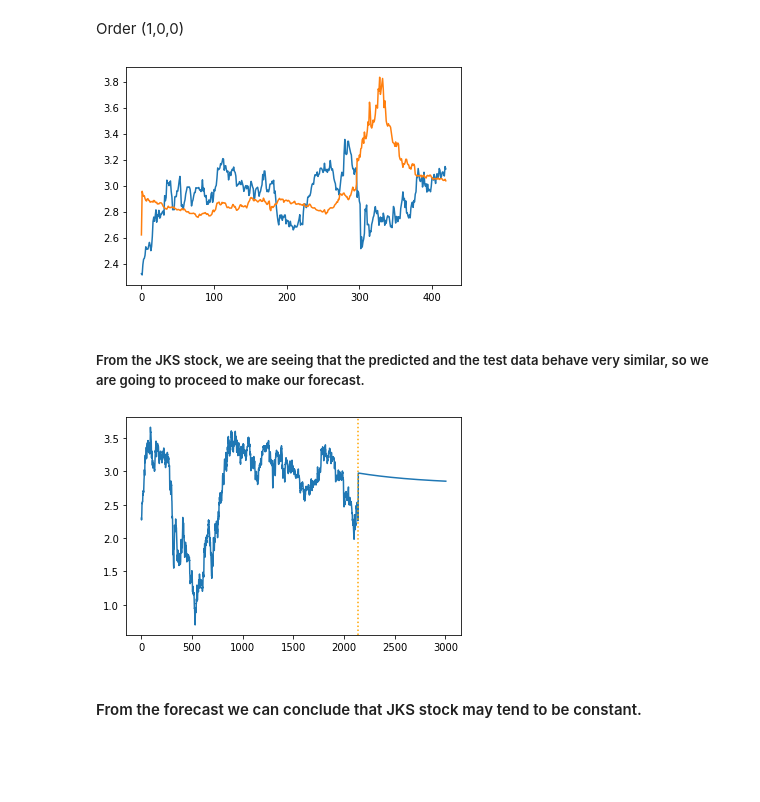
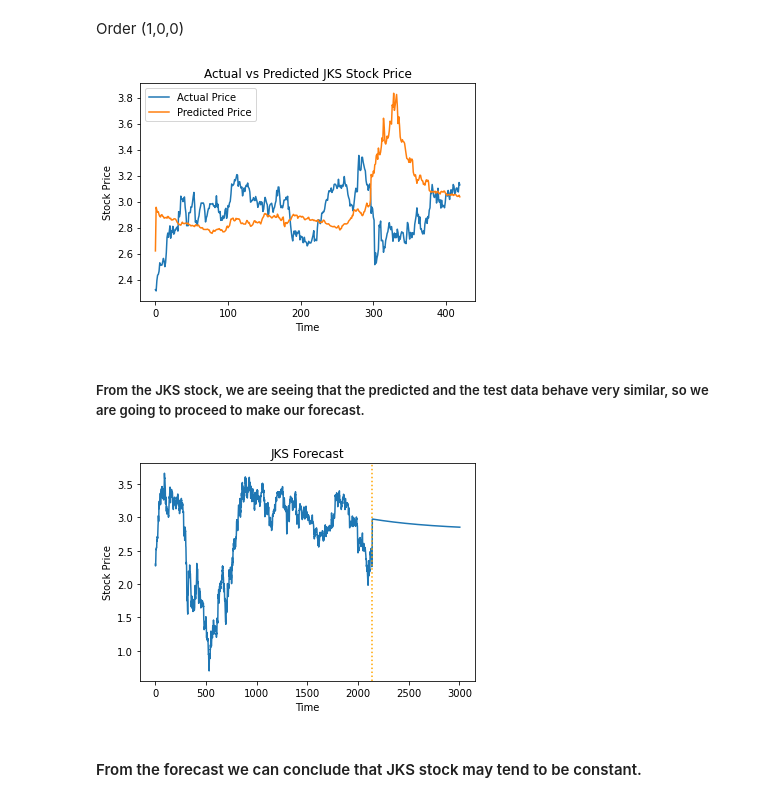
Before and after one commit to arnaldo9408/SpringBoard, a Jupyter notebook: Unit 27/Capstone_Modeling.ipynb, the cells around one changed output. Saved outputs shown, nothing was run; the diff lists cells and outputs as text; code cells hidden in the pictures; blank space fills up the shorter version.

```diff
--- a/Unit 27/Capstone_Modeling.ipynb
+++ b/Unit 27/Capstone_Modeling.ipynb
@@ -924,13 +953,17 @@ graph_jks_test = pd.DataFrame(y_jks_test_log).reset_index(drop = True)
 graph_aal_test = pd.DataFrame(y_aal_test_log).reset_index(drop = True)
 graph_tsla_test = pd.DataFrame(y_tsla_test_log).reset_index(drop = True)
 
-def arima_comparison_stock(array1, order, test):
+def arima_comparison_stock(array1, order, test, ticker):
     model = ARIMA(endog = array1, order = order, exog = df_log_train['Oil Price'])
     model_fit = model.fit()
     pred = model_fit.predict(start = 2139, end = 2558, exog = y_oil_test_log)
     graph_pred = pd.DataFrame(pred).reset_index(drop = True)
-    plt.plot(test)
-    plt.plot(graph_pred)
+    plt.plot(test, label = 'Actual Price')
+    plt.plot(graph_pred, label = 'Predicted Price')
+    plt.xlabel('Time')
+    plt.ylabel('Stock Price')
+    plt.title('Actual vs Predicted {} Stock Price'.format(ticker))
+    plt.legend(loc = 'best')
     return plt.show()
 # %% [markdown]
 ## JKS
@@ -964,9 +997,9 @@ arima_validation_stock(y_train = train_jks, y_test = test_jks)
 Order (1,0,0)
 # %%
 #Comparison between test and predicted values
-arima_comparison_stock(array1 = y_jks_train_log, order = (0,0,1), test = graph_jks_test)
+arima_comparison_stock(array1 = y_jks_train_log, order = (0,0,1), test = graph_jks_test, ticker = 'JKS')
 # %% [output]
-[figure, old version]
+[figure, new version]
 # %% [markdown]
 ##### From the JKS stock, we are seeing that the predicted and the test data behave very similar, so we are going to proceed to make our forecast.
 # %%
@@ -978,10 +1011,13 @@ graph_arima_jks = pd.concat([pd.DataFrame(df_log_train['JKS']).reset_index(drop
 # %%
 #Plot the projectioms
 plt.plot(graph_arima_jks)
+plt.xlabel('Time')
+plt.ylabel('Stock Price')
+plt.title('JKS Forecast')
 plt.axvline(2139, color = 'Orange', linestyle = 'dotted')
 plt.show()
 # %% [output]
-[figure, old version]
+[figure, new version]
 # %% [markdown]
 #### From the forecast we can conclude that JKS stock may tend to be constant.
 # %% [markdown]
```
Also changed, not shown: parts of 59 cells of this notebook.
